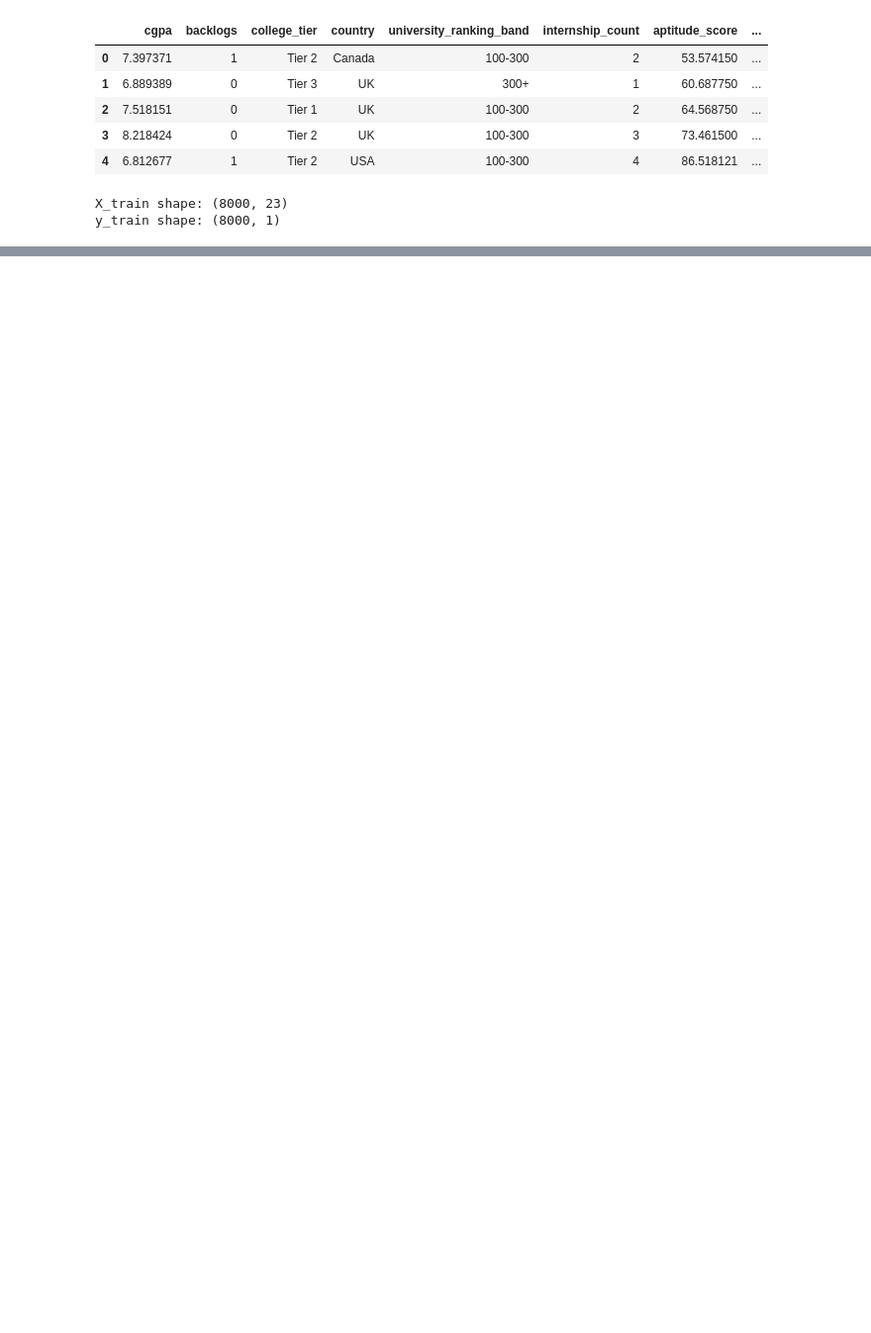
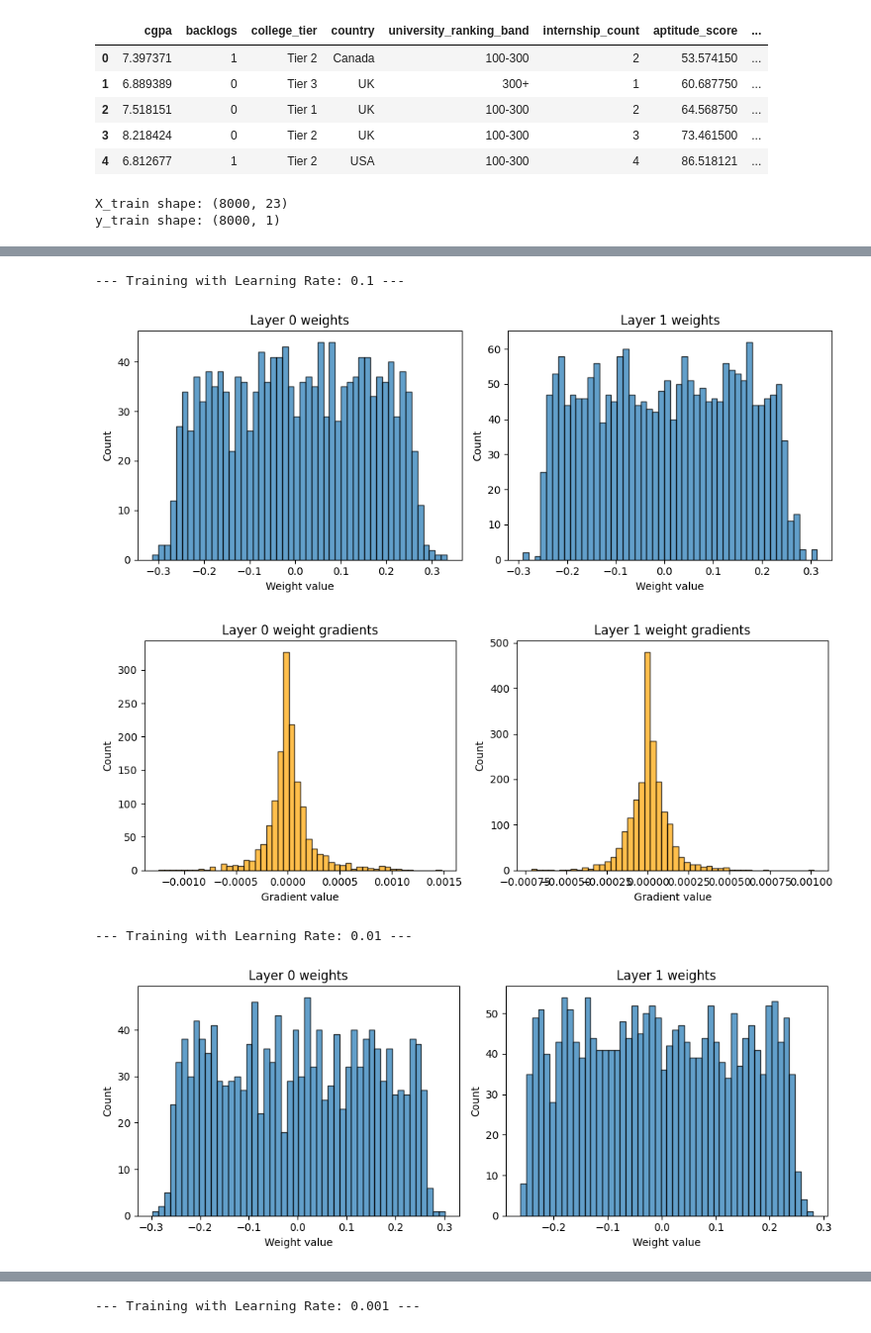
Before and after one commit to yonatan-nyo/ML-FFNN, a Jupyter notebook: src/notebooks/main.ipynb, the cells around one changed output, grey strips where cells are left out. Shown at 99% size. Cells and saved outputs as stored; diff of their text form; code cells hidden in the pictures; blank space fills up the shorter version.

```diff
--- a/src/notebooks/main.ipynb
+++ b/src/notebooks/main.ipynb
@@ -133,0 +260,57 @@ Epoch 50/50 [==============================>] - train_loss: 0.564709 - val_loss:
+# %%
+# --- EXPERIMENT: LEARNING RATE ---
+
+fixed_layers = [input_dim, 64, 32, 1]
+fixed_acts = ["relu", "relu", "sigmoid"]
+learning_rates = [0.1, 0.01, 0.001]
+
+histories_lr = {}
+models_lr = {}
+
+for lr in learning_rates:
+    print(f"\n--- Training with Learning Rate: {lr} ---")
+
+    model = NeuralNetwork(
+        layer_sizes=fixed_layers,
+        activations=fixed_acts,
+        loss="bce"
+    )
+
+    history = model.fit(
+        X_train=X_train, y_train=y_train,
+        val_data=(X_val, y_val),
+        epochs=50, batch_size=32, learning_rate=lr, verbose=0
+    )
+
+    histories_lr[f"LR={lr}"] = history
+    models_lr[f"LR={lr}"] = model
+
+    # Plot distributions [cite: 111]
+    model.plot_weight_distribution(layers=[0, 1])
+    model.plot_gradient_distribution(layers=[0, 1])
+
+# Plotting Loss Comparisons
+plt.figure(figsize=(12, 5))
+plt.subplot(1, 2, 1)
+for lr_name, hist in histories_lr.items():
+    plt.plot(hist['train_loss'], label=lr_name)
+plt.title('Training Loss - LR Comparison')
+plt.xlabel('Epochs')
+plt.ylabel('Loss')
+plt.legend()
+
+plt.subplot(1, 2, 2)
+for lr_name, hist in histories_lr.items():
+    plt.plot(hist['val_loss'], label=lr_name)
+plt.title('Validation Loss - LR Comparison')
+plt.xlabel('Epochs')
+plt.ylabel('Loss')
+plt.legend()
+plt.tight_layout()
+plt.show()
+# %% [output]
+--- Training with Learning Rate: 0.1 ---
+[figure, added]
+[figure, added]
+--- Training with Learning Rate: 0.01 ---
+[figure, added]
@@ -133,0 +318 @@ Epoch 50/50 [==============================>] - train_loss: 0.564709 - val_loss:
+--- Training with Learning Rate: 0.001 ---
```
Also changed, not shown: parts of 8 cells of this notebook.
